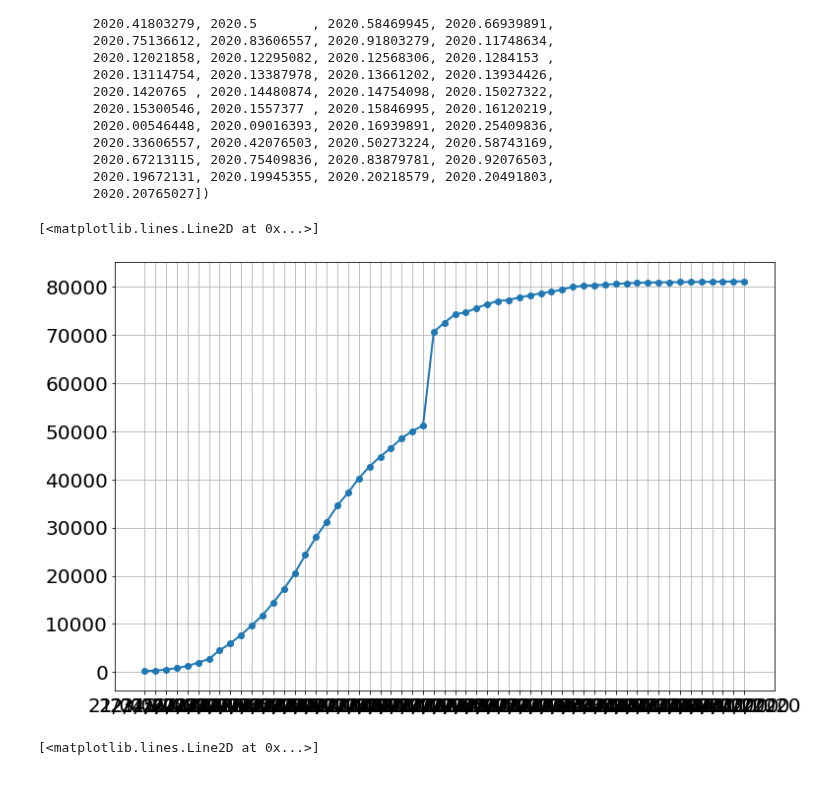
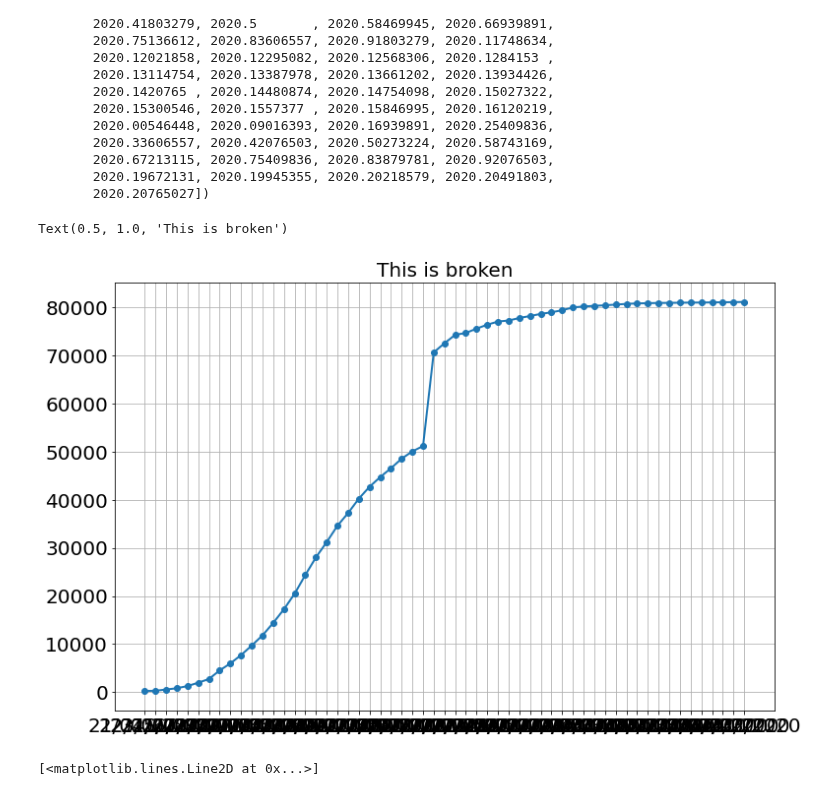
Before and after one commit to bblais/Computer-Programming-for-the-Sciences-Spring-2022, a Jupyter notebook: Sprint #2 - Dynamical Systems and Parameters/2022-03-01 Class.ipynb, the cells around one changed output. Drawn from its saved outputs; the diff is of its cells as text; code cells hidden in the pictures.

```diff
--- a/Sprint #2 - Dynamical Systems and Parameters/2022-03-01 Class.ipynb
+++ b/Sprint #2 - Dynamical Systems and Parameters/2022-03-01 Class.ipynb
@@ -269,8 +269,9 @@ array([2020.05464481, 2020.05737705, 2020.06010929, 2020.06284153,
 # %%
 x=data['date']
 y=data['total_cases']
 plot(x,y,'-o')
+title('This is broken')
 # %% [output]
-[<matplotlib.lines.Line2D at 0x...>]
+Text(0.5, 1.0, 'This is broken')
-[figure, old version]
+[figure, new version]
 # %%
```
Also changed, not shown: parts of 3 cells of this notebook, 1 other file.
